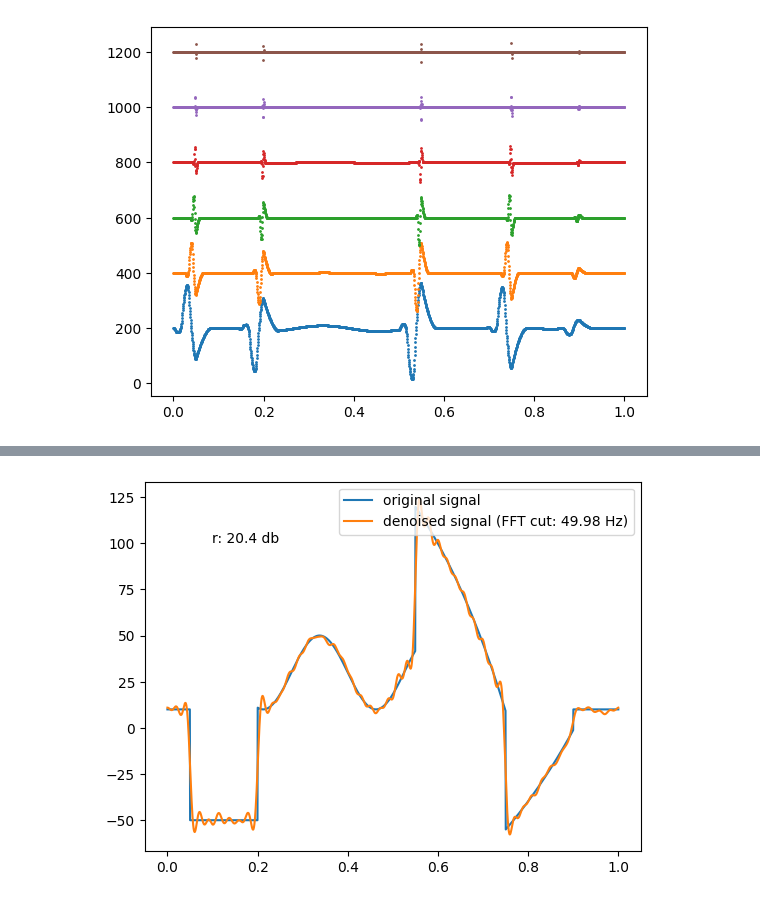
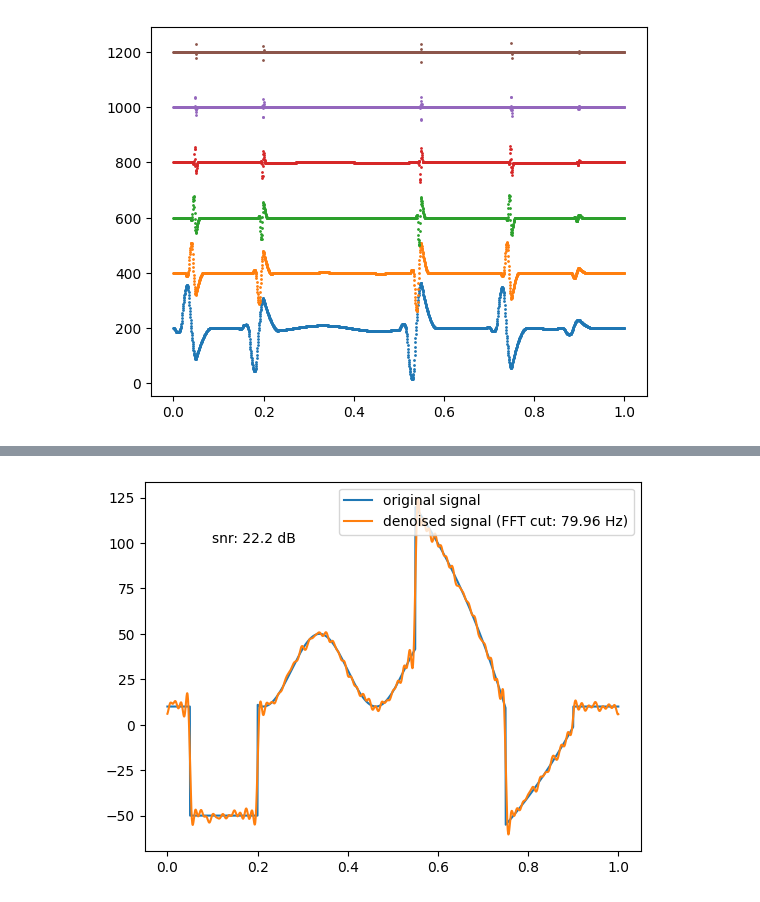
Before and after one commit to jecampagne/cours_mallat_cdf, a Jupyter notebook: cours2024/Wavelet1DDenoising.ipynb, the cells around one changed output, grey strips where cells are left out. Saved outputs shown, nothing was run; the diff lists cells and outputs as text; code cells hidden in the pictures.

```diff
--- a/cours2024/Wavelet1DDenoising.ipynb
+++ b/cours2024/Wavelet1DDenoising.ipynb
@@ -125,7 +134,7 @@ dt = xvals[1]-xvals[0]
 freqs = rfftfreq(n=Ns,d=dt)
 # %%
 fft_obs_cut  = fft_obs.copy()
-n_cut = 50
+n_cut = 80
 print(f"cut at {freqs[n_cut]:.2f} Hz")
 fft_obs_cut[n_cut:]=0.
 # %% [output]
@@ -148,8 +156,8 @@ sig_reco = irfft(fft_obs_cut,norm='forward')
 # %%
 #plot(xvals,obs,label="noisy observation",alpha=0.5)
 plot(xvals,signal,label="original signal")
 plot(xvals,sig_reco, label=f"denoised signal (FFT cut: {freqs[n_cut]:.2f} Hz)")
 legend()
-text(0.1,100,f"r: {metric(sig_reco,signal):.3} db");
+text(0.1,100,f"snr: {metric(sig_reco,signal):.3} dB");
 # %% [output]
-[figure, old version]
+[figure, new version]
```
Also changed, not shown: parts of 10 cells of this notebook.
